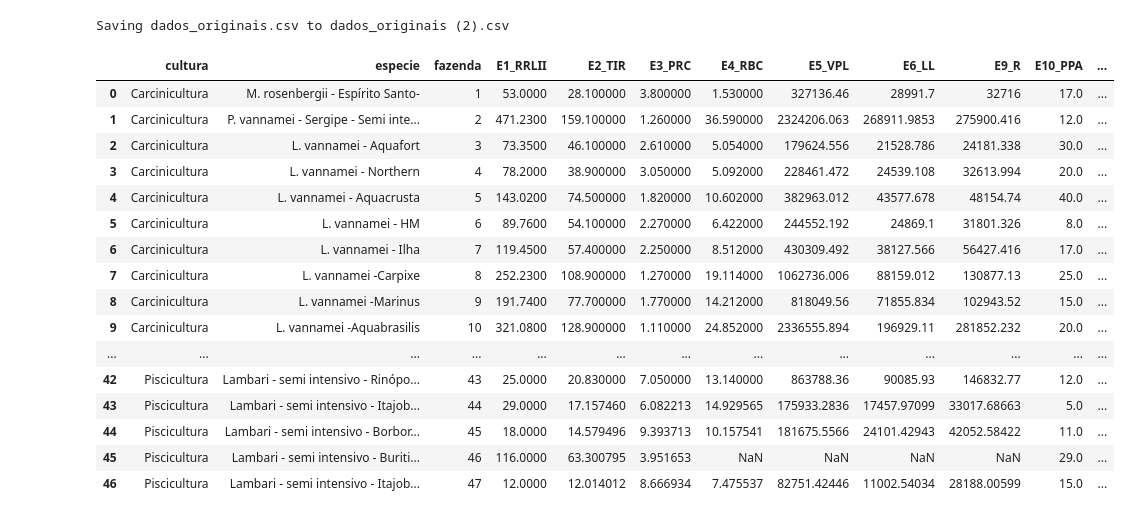
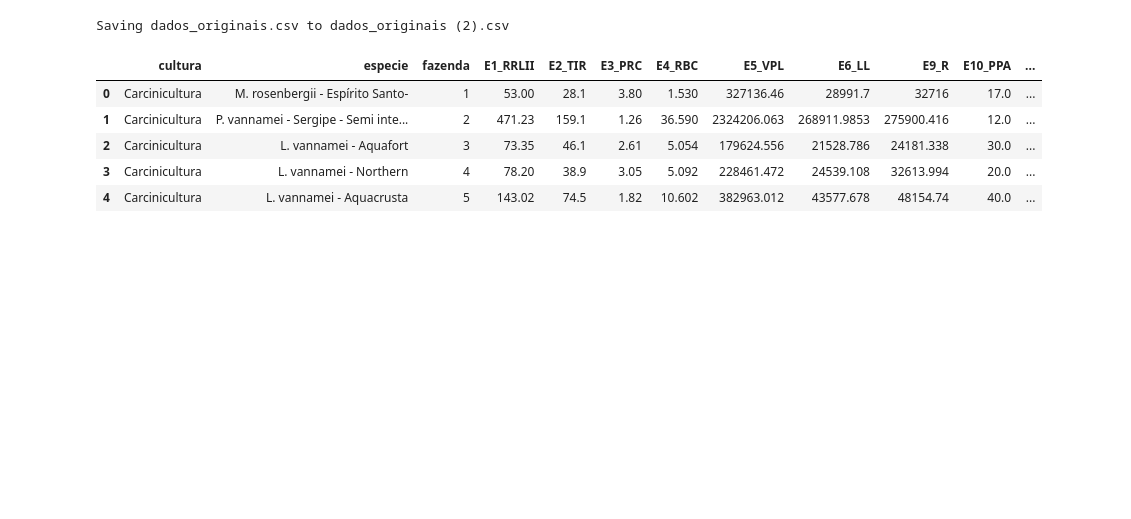
Before and after one commit to christianadriano/PCA_AquacultureSystem, a Jupyter notebook: WithinGroup_EnvironmentalFactors_PCA.ipynb, the cells around one changed output. Saved outputs shown, nothing was run; the diff lists cells and outputs as text; code cells hidden in the pictures; blank space fills up the shorter version.

```diff
--- a/WithinGroup_EnvironmentalFactors_PCA.ipynb
+++ b/WithinGroup_EnvironmentalFactors_PCA.ipynb
@@ -14,23 +14,12 @@ Saving dados_originais.csv to dados_originais (2).csv
 # %%
 #Upload data from cvs file
 df = pd.read_csv(io.StringIO(uploaded['dados_originais.csv'].decode('utf-8')))
-df
+df.head()
 # %% [output]
 |  | cultura | especie | fazenda | E1_RRLII | E2_TIR | E3_PRC | E4_RBC | E5_VPL | E6_LL | E9_R | E10_PPA | ... |
-| 0 | Carcinicultura | M. rosenbergii - Espírito Santo- | 1 | 53.0000 | 28.100000 | 3.800000 | 1.530000 | 327136.46 | 28991.7 | 32716 | 17.0 | ... |
-| 1 | Carcinicultura | P. vannamei - Sergipe - Semi inte... | 2 | 471.2300 | 159.100000 | 1.260000 | 36.590000 | 2324206.063 | 268911.9853 | 275900.416 | 12.0 | ... |
-| 2 | Carcinicultura | L. vannamei - Aquafort | 3 | 73.3500 | 46.100000 | 2.610000 | 5.054000 | 179624.556 | 21528.786 | 24181.338 | 30.0 | ... |
-| 3 | Carcinicultura | L. vannamei - Northern | 4 | 78.2000 | 38.900000 | 3.050000 | 5.092000 | 228461.472 | 24539.108 | 32613.994 | 20.0 | ... |
-| 4 | Carcinicultura | L. vannamei - Aquacrusta | 5 | 143.0200 | 74.500000 | 1.820000 | 10.602000 | 382963.012 | 43577.678 | 48154.74 | 40.0 | ... |
-| 5 | Carcinicultura | L. vannamei - HM | 6 | 89.7600 | 54.100000 | 2.270000 | 6.422000 | 244552.192 | 24869.1 | 31801.326 | 8.0 | ... |
-| 6 | Carcinicultura | L. vannamei - Ilha | 7 | 119.4500 | 57.400000 | 2.250000 | 8.512000 | 430309.492 | 38127.566 | 56427.416 | 17.0 | ... |
-| 7 | Carcinicultura | L. vannamei -Carpixe | 8 | 252.2300 | 108.900000 | 1.270000 | 19.114000 | 1062736.006 | 88159.012 | 130877.13 | 25.0 | ... |
-| 8 | Carcinicultura | L. vannamei -Marinus | 9 | 191.7400 | 77.700000 | 1.770000 | 14.212000 | 818049.56 | 71855.834 | 102943.52 | 15.0 | ... |
-| 9 | Carcinicultura | L. vannamei -Aquabrasilis | 10 | 321.0800 | 128.900000 | 1.110000 | 24.852000 | 2336555.894 | 196929.11 | 281852.232 | 20.0 | ... |
-| ... | ... | ... | ... | ... | ... | ... | ... | ... | ... | ... | ... | ... |
-| 42 | Piscicultura | Lambari - semi intensivo - Rinópo... | 43 | 25.0000 | 20.830000 | 7.050000 | 13.140000 | 863788.36 | 90085.93 | 146832.77 | 12.0 | ... |
-| 43 | Piscicultura | Lambari - semi intensivo - Itajob... | 44 | 29.0000 | 17.157460 | 6.082213 | 14.929565 | 175933.2836 | 17457.97099 | 33017.68663 | 5.0 | ... |
-| 44 | Piscicultura | Lambari - semi intensivo - Borbor... | 45 | 18.0000 | 14.579496 | 9.393713 | 10.157541 | 181675.5566 | 24101.42943 | 42052.58422 | 11.0 | ... |
-| 45 | Piscicultura | Lambari - semi intensivo - Buriti... | 46 | 116.0000 | 63.300795 | 3.951653 | NaN | NaN | NaN | NaN | 29.0 | ... |
-| 46 | Piscicultura | Lambari - semi intensivo - Itajob... | 47 | 12.0000 | 12.014012 | 8.666934 | 7.475537 | 82751.42446 | 11002.54034 | 28188.00599 | 15.0 | ... |
+| 0 | Carcinicultura | M. rosenbergii - Espírito Santo- | 1 | 53.00 | 28.1 | 3.80 | 1.530 | 327136.46 | 28991.7 | 32716 | 17.0 | ... |
+| 1 | Carcinicultura | P. vannamei - Sergipe - Semi inte... | 2 | 471.23 | 159.1 | 1.26 | 36.590 | 2324206.063 | 268911.9853 | 275900.416 | 12.0 | ... |
+| 2 | Carcinicultura | L. vannamei - Aquafort | 3 | 73.35 | 46.1 | 2.61 | 5.054 | 179624.556 | 21528.786 | 24181.338 | 30.0 | ... |
+| 3 | Carcinicultura | L. vannamei - Northern | 4 | 78.20 | 38.9 | 3.05 | 5.092 | 228461.472 | 24539.108 | 32613.994 | 20.0 | ... |
+| 4 | Carcinicultura | L. vannamei - Aquacrusta | 5 | 143.02 | 74.5 | 1.82 | 10.602 | 382963.012 | 43577.678 | 48154.74 | 40.0 | ... |
 # %%
```
Also changed, not shown: parts of 4 cells of this notebook.
